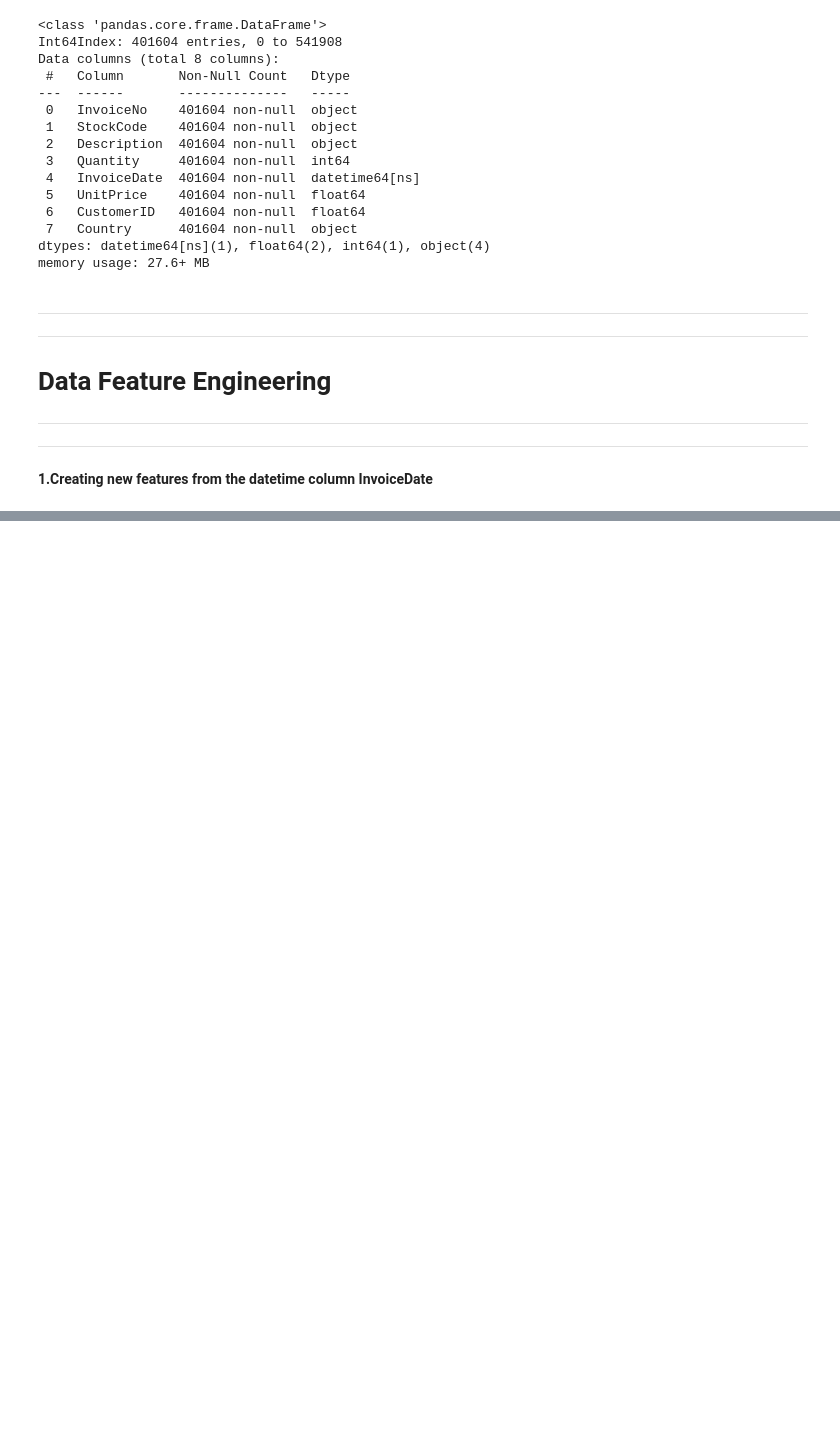
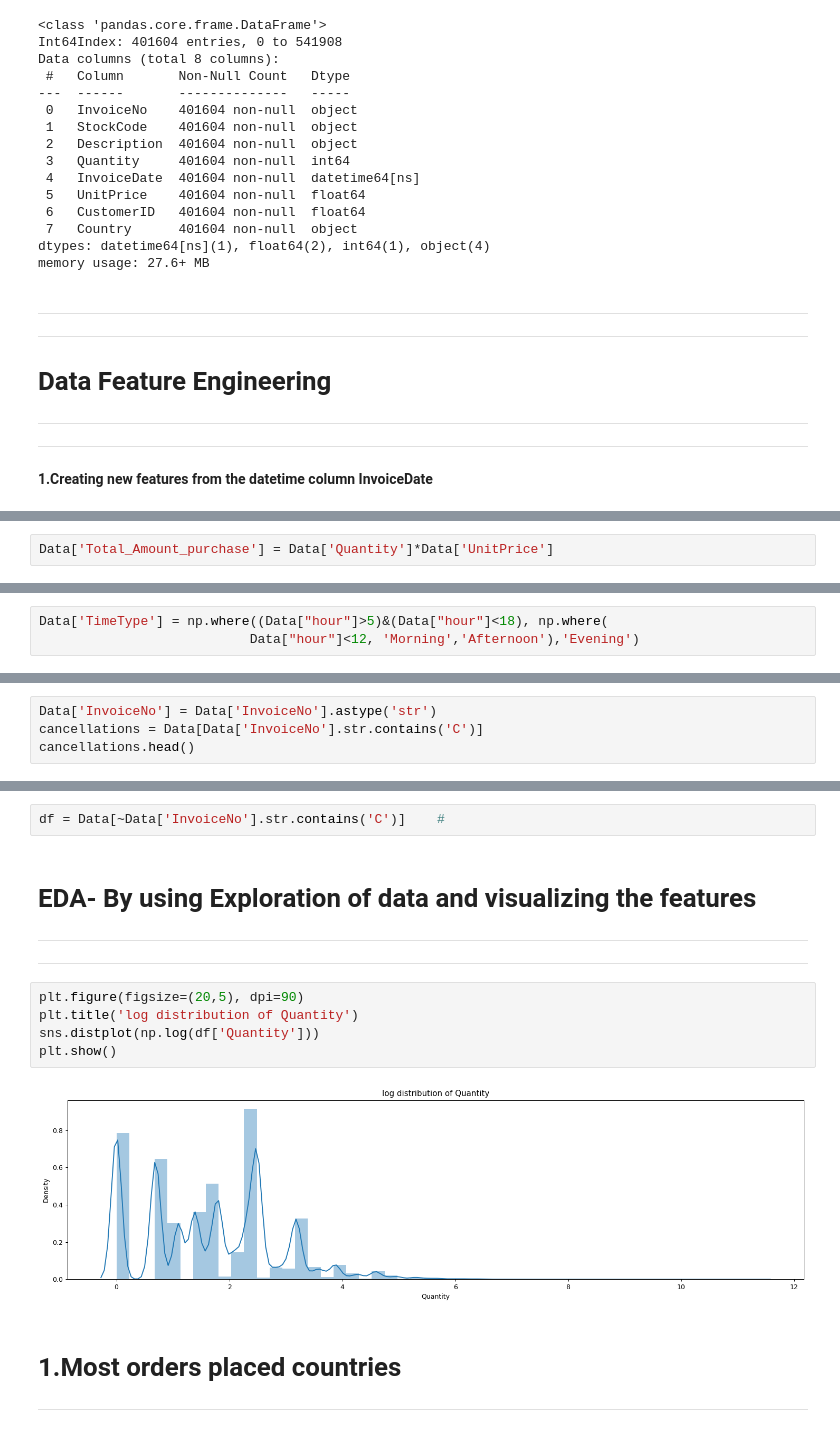
Before and after one commit to pratikghodke777/Online-Retail-Customer-Segmentation, a Jupyter notebook: Online_Retail_Customer_Segmentation_final_2_Capstone_Project.ipynb, the cells around one changed output, grey strips where cells are left out. Drawn from its saved outputs; the diff is of its cells as text; blank space fills up the shorter version.

```diff
--- a/Online_Retail_Customer_Segmentation_final_2_Capstone_Project.ipynb
+++ b/Online_Retail_Customer_Segmentation_final_2_Capstone_Project.ipynb
@@ -244,0 +245,2 @@ NameError: ignored
+# %%
+Data['Total_Amount_purchase'] = Data['Quantity']*Data['UnitPrice']
@@ -244,0 +249,3 @@ NameError: ignored
+# %%
+Data['TimeType'] = np.where((Data["hour"]>5)&(Data["hour"]<18), np.where(
+                           Data["hour"]<12, 'Morning','Afternoon'),'Evening')
@@ -244,0 +254,4 @@ NameError: ignored
+# %%
+Data['InvoiceNo'] = Data['InvoiceNo'].astype('str')
+cancellations = Data[Data['InvoiceNo'].str.contains('C')]
+cancellations.head()
@@ -244,0 +265,21 @@ NameError: ignored
+# %%
+df = Data[~Data['InvoiceNo'].str.contains('C')]    #
+# %% [markdown]
+# **EDA- By using Exploration of data and visualizing the features**
+
+---
+
+
+
+---
+# %%
+plt.figure(figsize=(20,5), dpi=90)
+plt.title('log distribution of Quantity')
+sns.distplot(np.log(df['Quantity']))
+plt.show()
+# %% [output]
+[figure, added]
+# %% [markdown]
+# **1.Most orders placed countries**
+
+---
```
Also changed, not shown: parts of 23 cells of this notebook.
